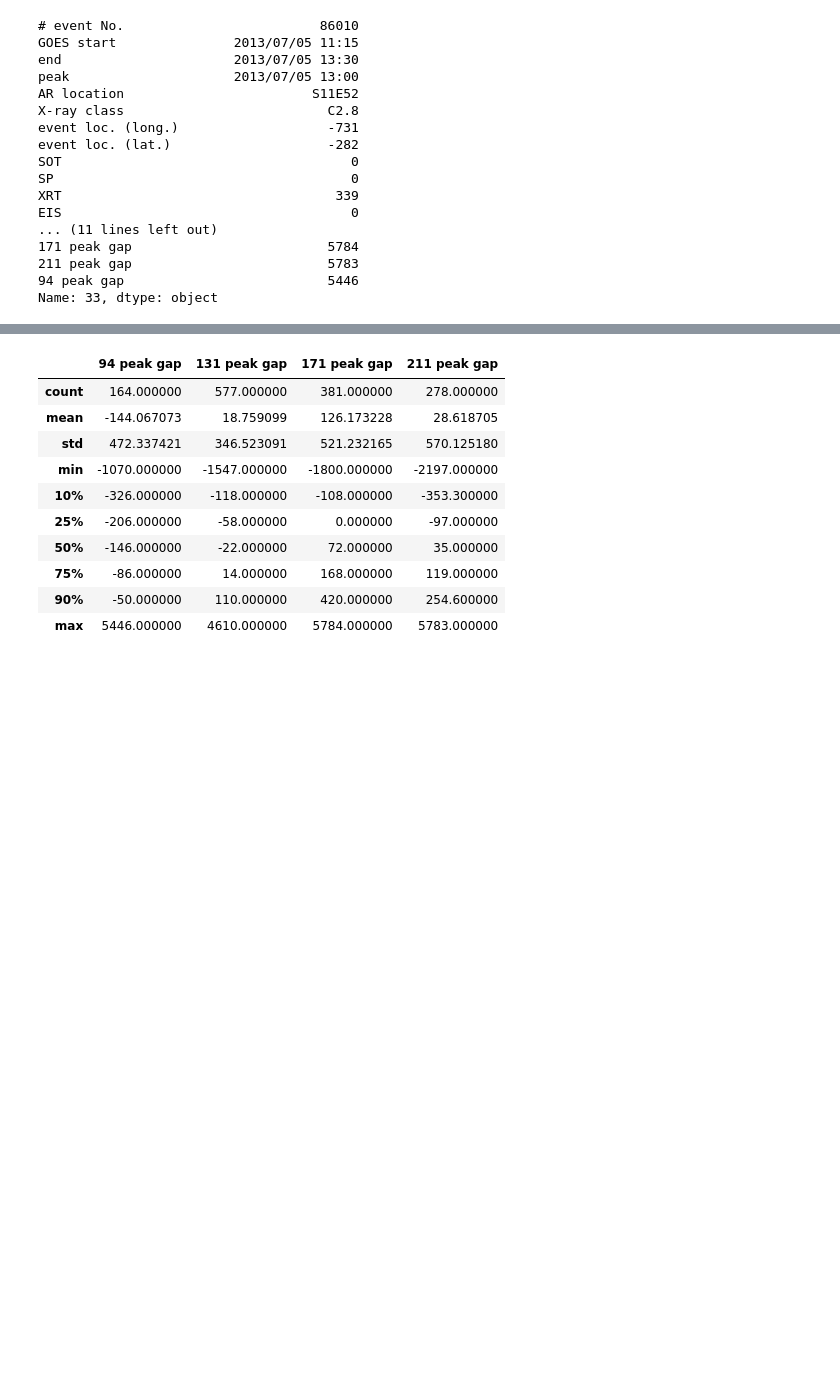
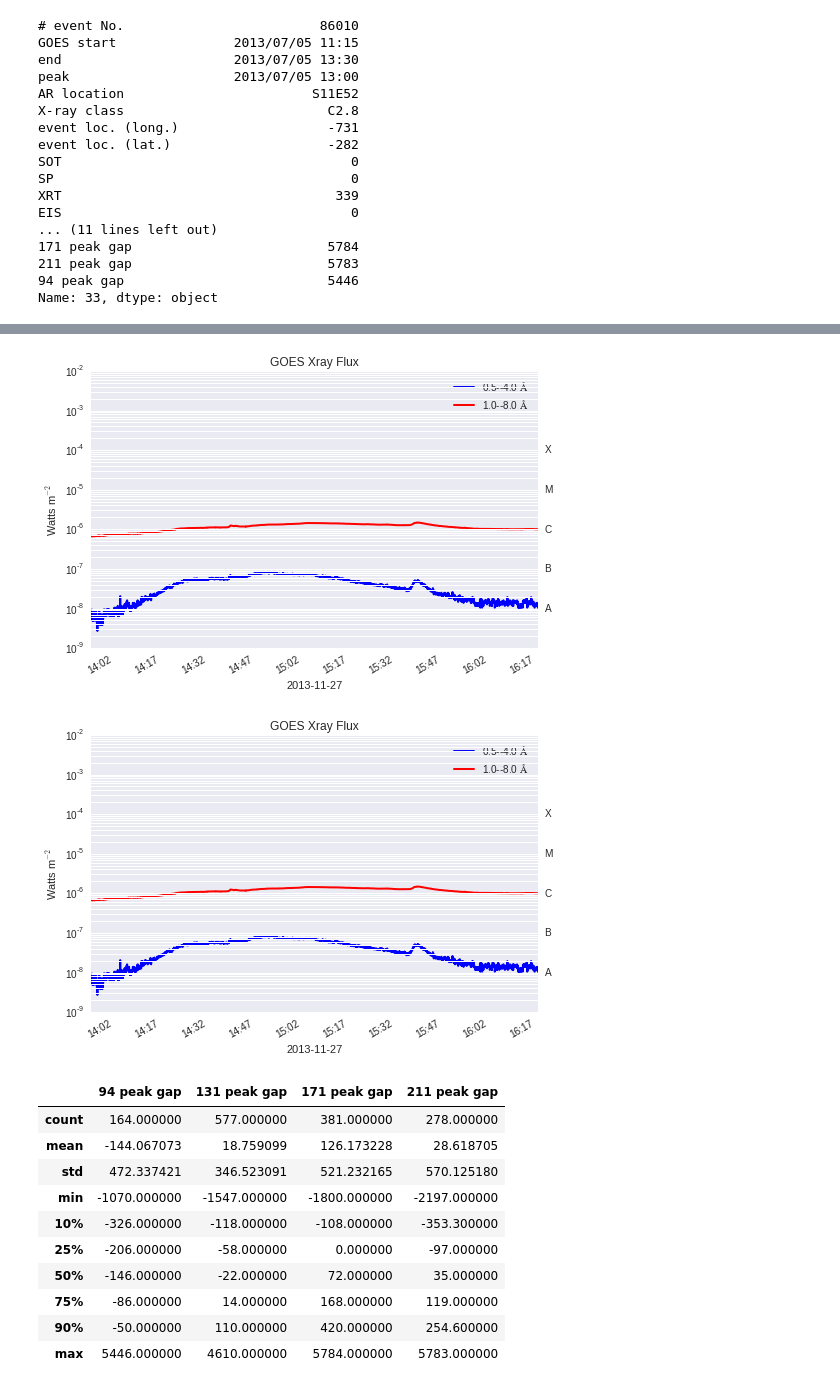
Before and after one commit to Nschanche/Flare_statistics_project, a Jupyter notebook: Flare_statistics.ipynb, the cells around one changed output, grey strips where cells are left out. Cells and saved outputs as stored; diff of their text form; code cells hidden in the pictures; blank space fills up the shorter version.

```diff
--- a/Flare_statistics.ipynb
+++ b/Flare_statistics.ipynb
@@ -581,0 +620,11 @@ Name: 33, dtype: object
+# %%
+
+goes_lc = lc.GOESLightCurve.create(TimeRange('2013/11/27 13:55', '2013/11/27 16:18'))
+lc_data = goes_lc.data
+intensity = lc_data['xrsa']
+
+peakind = signal.find_peaks_cwt(lc_data['xrsa'], np.arange(300,400))
+
+print len(peakind), ' : ', intensity[peakind]
+goes_lc.peek()
+# %% [output]
@@ -582,3 +635,5 @@ Name: 33, dtype: object
+[figure, added]
+[figure, added]
 # %%
 merged_flare_data[["GOES start"] +
                ["%s peak gap" % chann for chann in channels]].describe(
```
Also changed, not shown: parts of 6 cells of this notebook.
